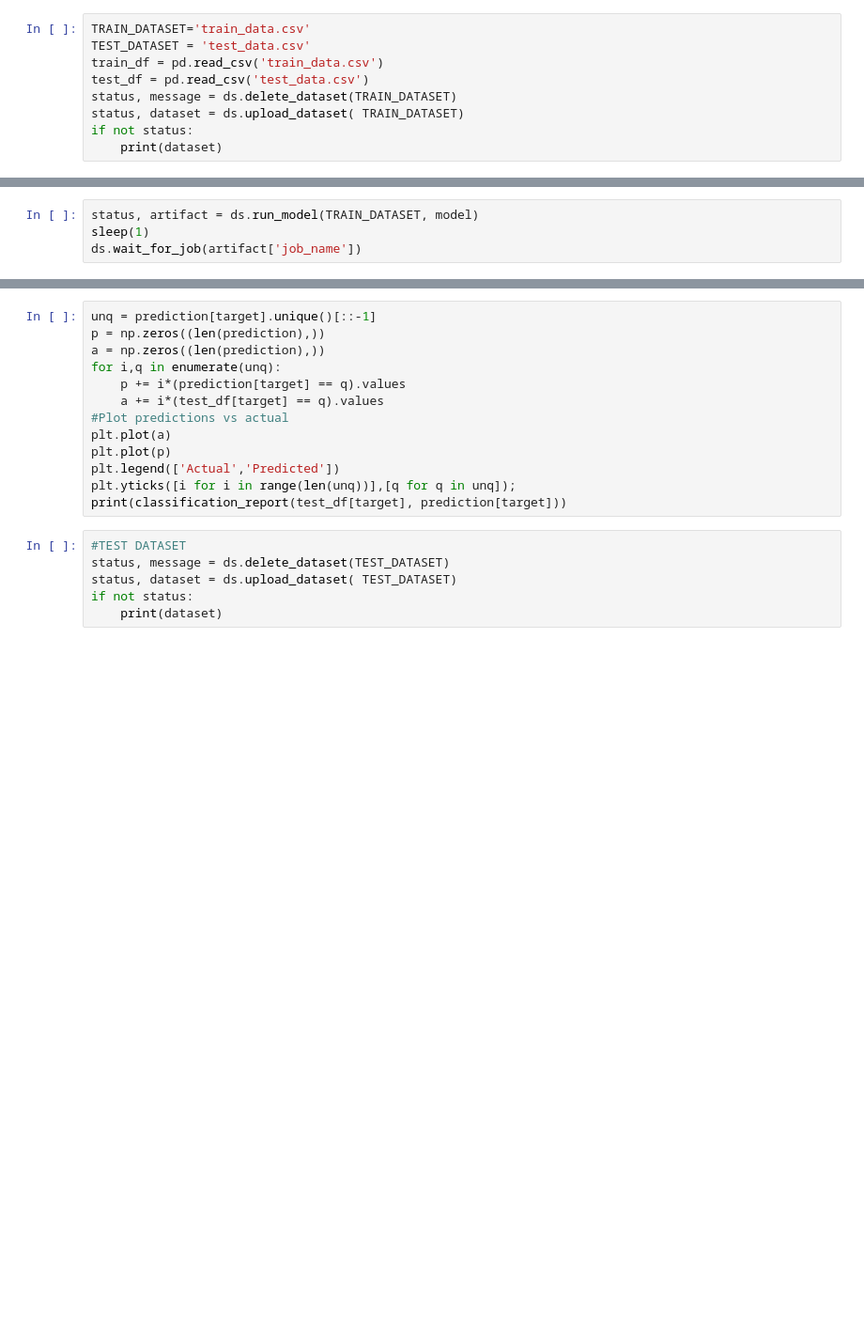
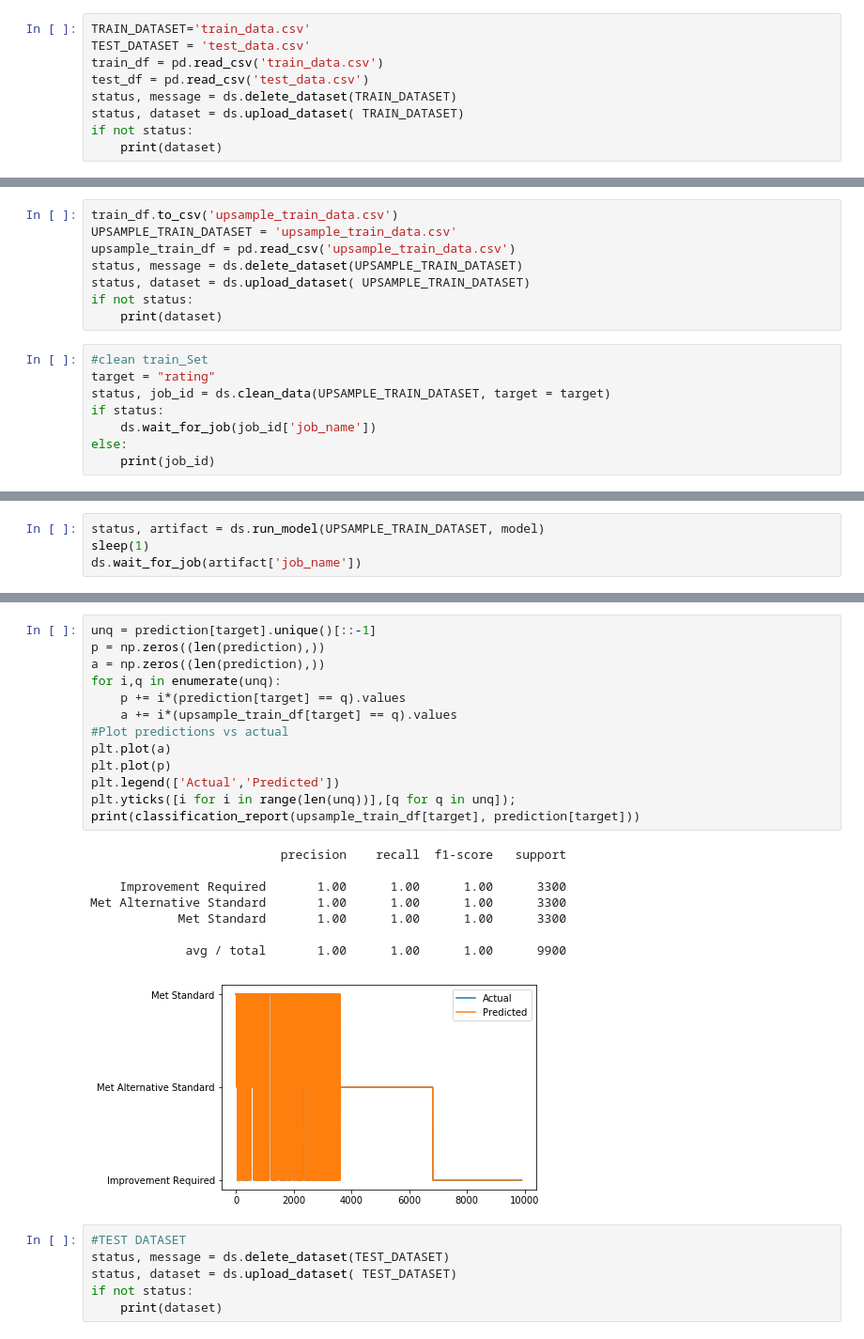
Before and after one commit to bwright96/darwin-sdk, a Jupyter notebook: sc_proj/Test.ipynb, the cells around one changed output, grey strips where cells are left out. Shown: that part at 94% size. Drawn from its saved outputs; the diff is of its cells as text; blank space fills up the shorter version.

```diff
--- a/sc_proj/Test.ipynb
+++ b/sc_proj/Test.ipynb
@@ -120,0 +146,16 @@ else:
+# %%
+train_df.to_csv('upsample_train_data.csv')
+UPSAMPLE_TRAIN_DATASET = 'upsample_train_data.csv'
+upsample_train_df = pd.read_csv('upsample_train_data.csv')
+status, message = ds.delete_dataset(UPSAMPLE_TRAIN_DATASET)
+status, dataset = ds.upload_dataset( UPSAMPLE_TRAIN_DATASET)
+if not status:
+    print(dataset)
+# %%
+#clean train_Set
+target = "rating"
+status, job_id = ds.clean_data(UPSAMPLE_TRAIN_DATASET, target = target)
+if status:
+    ds.wait_for_job(job_id['job_name'])
+else:
+    print(job_id)
@@ -169,5 +211,5 @@ feature_importance[:10]
 # %%
-status, artifact = ds.run_model(TRAIN_DATASET, model)
+status, artifact = ds.run_model(UPSAMPLE_TRAIN_DATASET, model)
 sleep(1)
 ds.wait_for_job(artifact['job_name'])
 # %% [output]
@@ -193,16 +229,25 @@ AttributeError: 'str' object has no attribute 'head'
 # %%
 unq = prediction[target].unique()[::-1]
 p = np.zeros((len(prediction),))
 a = np.zeros((len(prediction),))
 for i,q in enumerate(unq):
     p += i*(prediction[target] == q).values
-    a += i*(test_df[target] == q).values
+    a += i*(upsample_train_df[target] == q).values
 #Plot predictions vs actual
 plt.plot(a)
 plt.plot(p)
 plt.legend(['Actual','Predicted'])
 plt.yticks([i for i in range(len(unq))],[q for q in unq]);
-print(classification_report(test_df[target], prediction[target]))
+print(classification_report(upsample_train_df[target], prediction[target]))
+# %% [output]
+                          precision    recall  f1-score   support
+
+    Improvement Required       1.00      1.00      1.00      3300
+Met Alternative Standard       1.00      1.00      1.00      3300
+            Met Standard       1.00      1.00      1.00      3300
+
+             avg / total       1.00      1.00      1.00      9900
+[figure, added]
 # %%
 #TEST DATASET
 status, message = ds.delete_dataset(TEST_DATASET)
```
Also changed, not shown: parts of 18 cells of this notebook, 14 other files.
